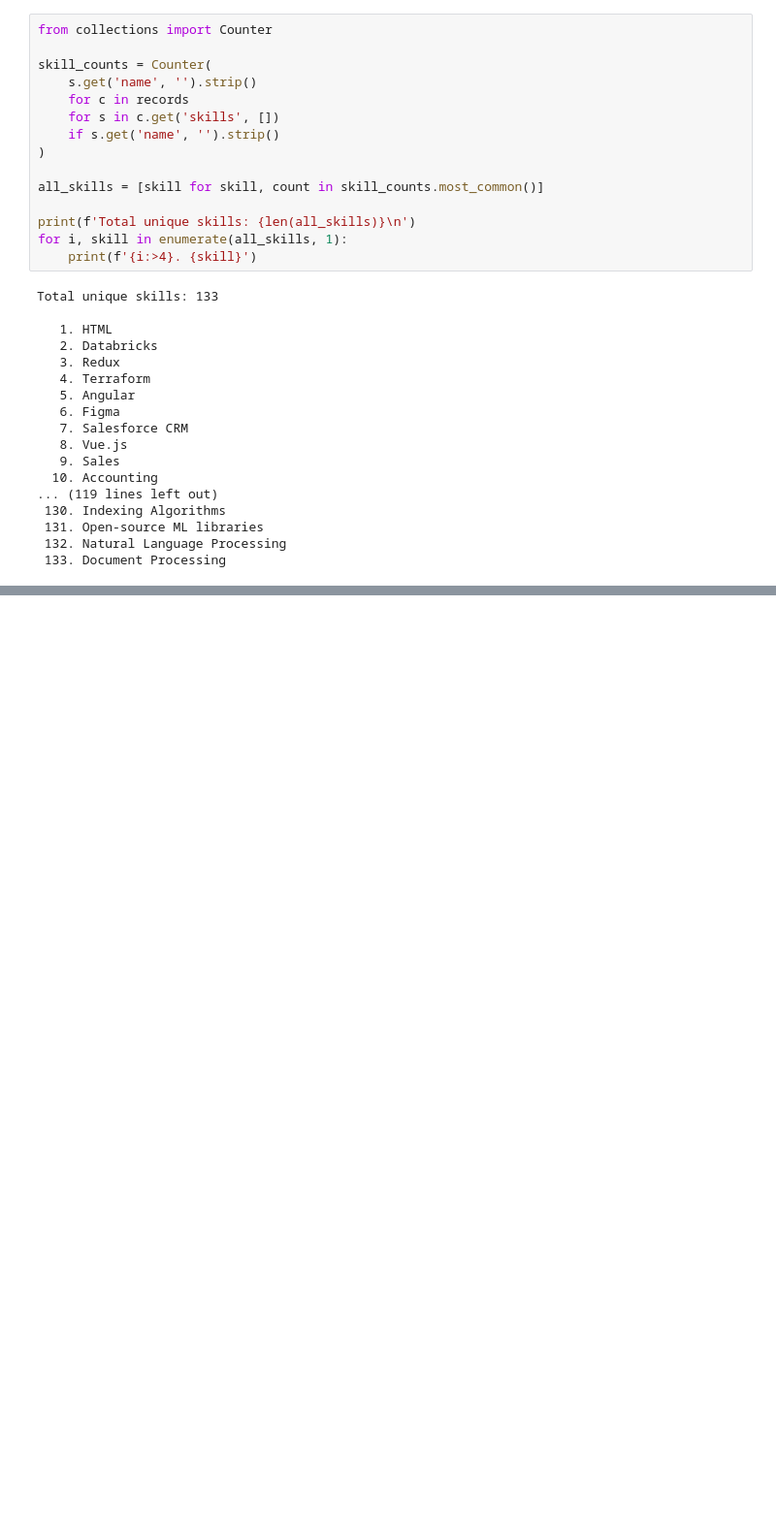
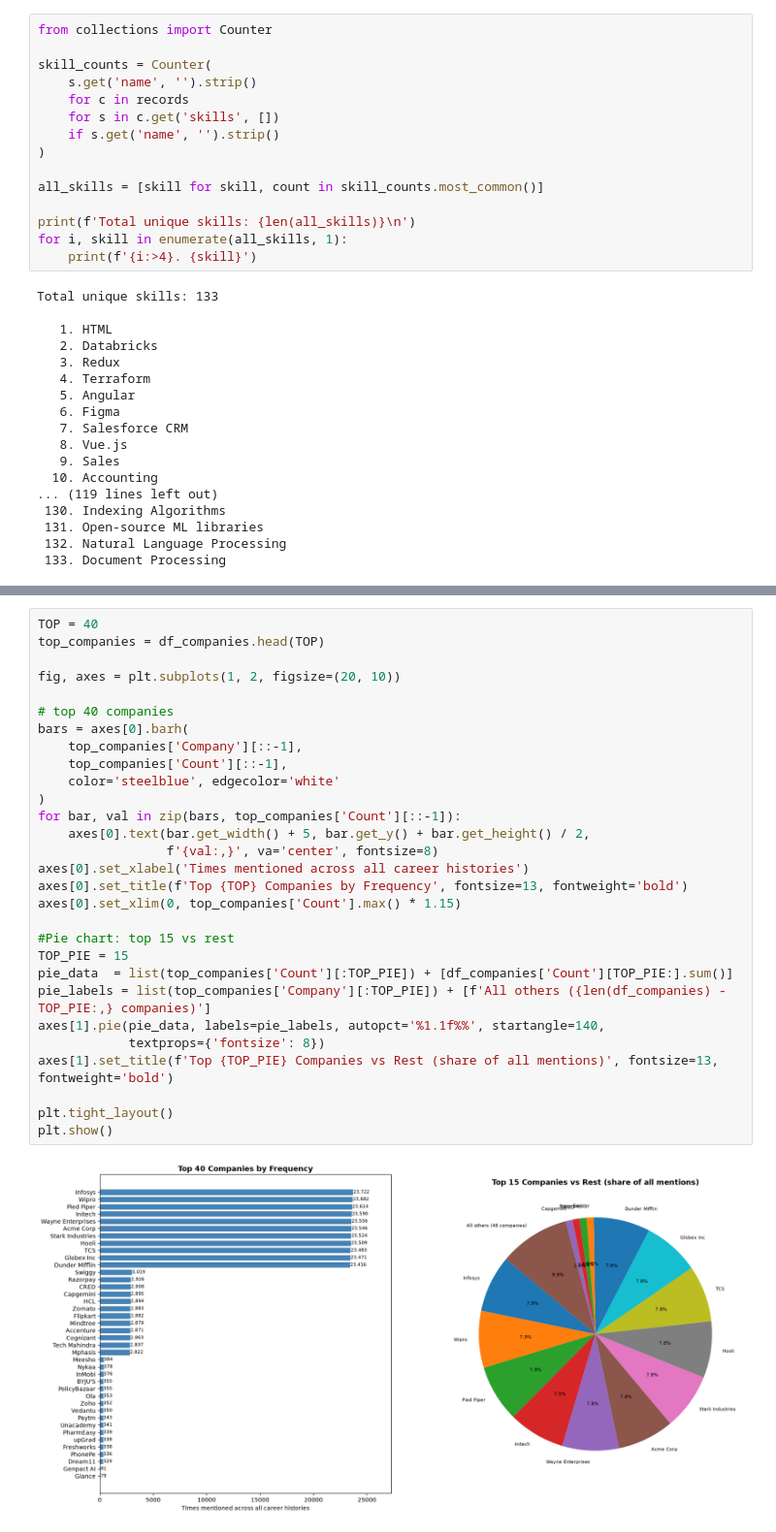
Before and after one commit to Tanav-Kolar/Resume-Ranker, a Jupyter notebook: eda.ipynb, the cells around one changed output, grey strips where cells are left out. Shown at 97% size. Saved outputs shown, nothing was run; the diff lists cells and outputs as text; blank space fills up the shorter version.

```diff
--- a/eda.ipynb
+++ b/eda.ipynb
@@ -138,0 +260,31 @@ Total unique skills: 133
+# %%
+TOP = 40
+top_companies = df_companies.head(TOP)
+
+fig, axes = plt.subplots(1, 2, figsize=(20, 10))
+
+# top 40 companies
+bars = axes[0].barh(
+    top_companies['Company'][::-1],
+    top_companies['Count'][::-1],
+    color='steelblue', edgecolor='white'
+)
+for bar, val in zip(bars, top_companies['Count'][::-1]):
+    axes[0].text(bar.get_width() + 5, bar.get_y() + bar.get_height() / 2,
+                 f'{val:,}', va='center', fontsize=8)
+axes[0].set_xlabel('Times mentioned across all career histories')
+axes[0].set_title(f'Top {TOP} Companies by Frequency', fontsize=13, fontweight='bold')
+axes[0].set_xlim(0, top_companies['Count'].max() * 1.15)
+
+#Pie chart: top 15 vs rest
+TOP_PIE = 15
+pie_data  = list(top_companies['Count'][:TOP_PIE]) + [df_companies['Count'][TOP_PIE:].sum()]
+pie_labels = list(top_companies['Company'][:TOP_PIE]) + [f'All others ({len(df_companies) - TOP_PIE:,} companies)']
+axes[1].pie(pie_data, labels=pie_labels, autopct='%1.1f%%', startangle=140,
+            textprops={'fontsize': 8})
+axes[1].set_title(f'Top {TOP_PIE} Companies vs Rest (share of all mentions)', fontsize=13, fontweight='bold')
+
+plt.tight_layout()
+plt.show()
+# %% [output]
+[figure, added]
```
Also changed, not shown: parts of 17 cells of this notebook, 1 other file.
